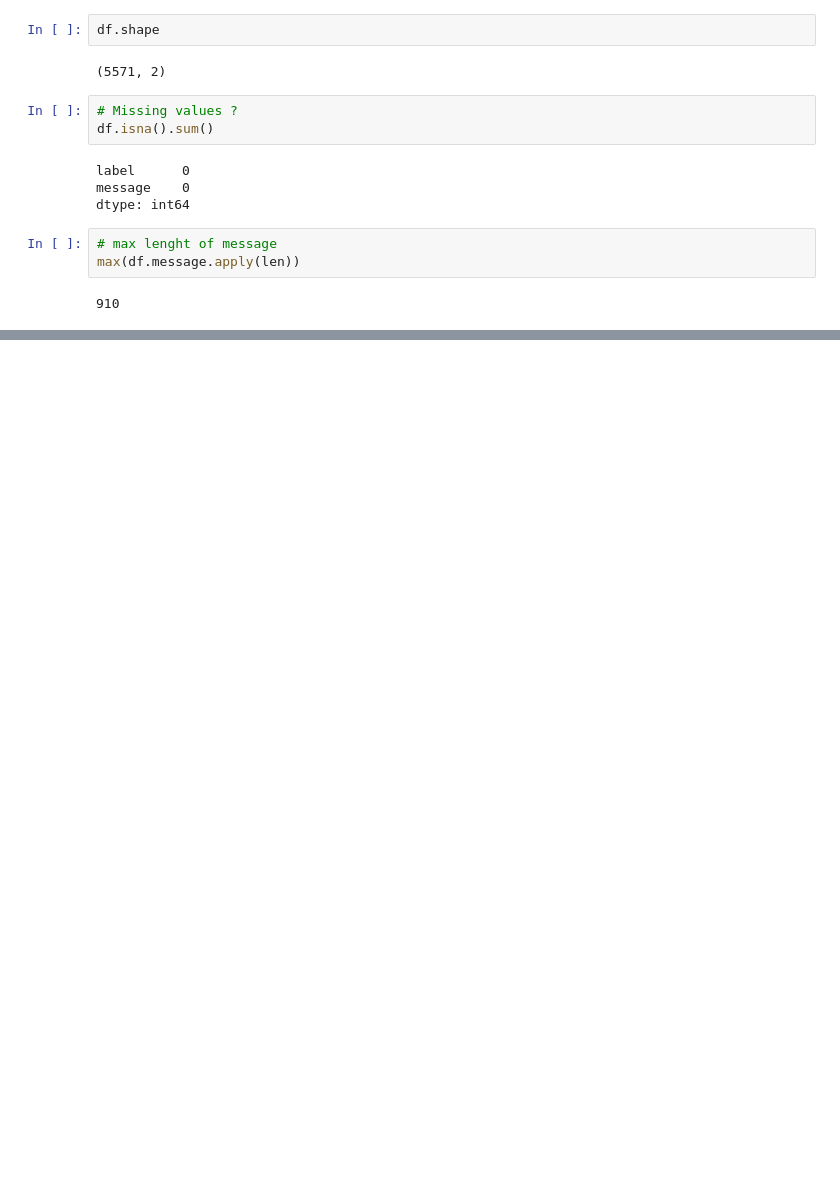
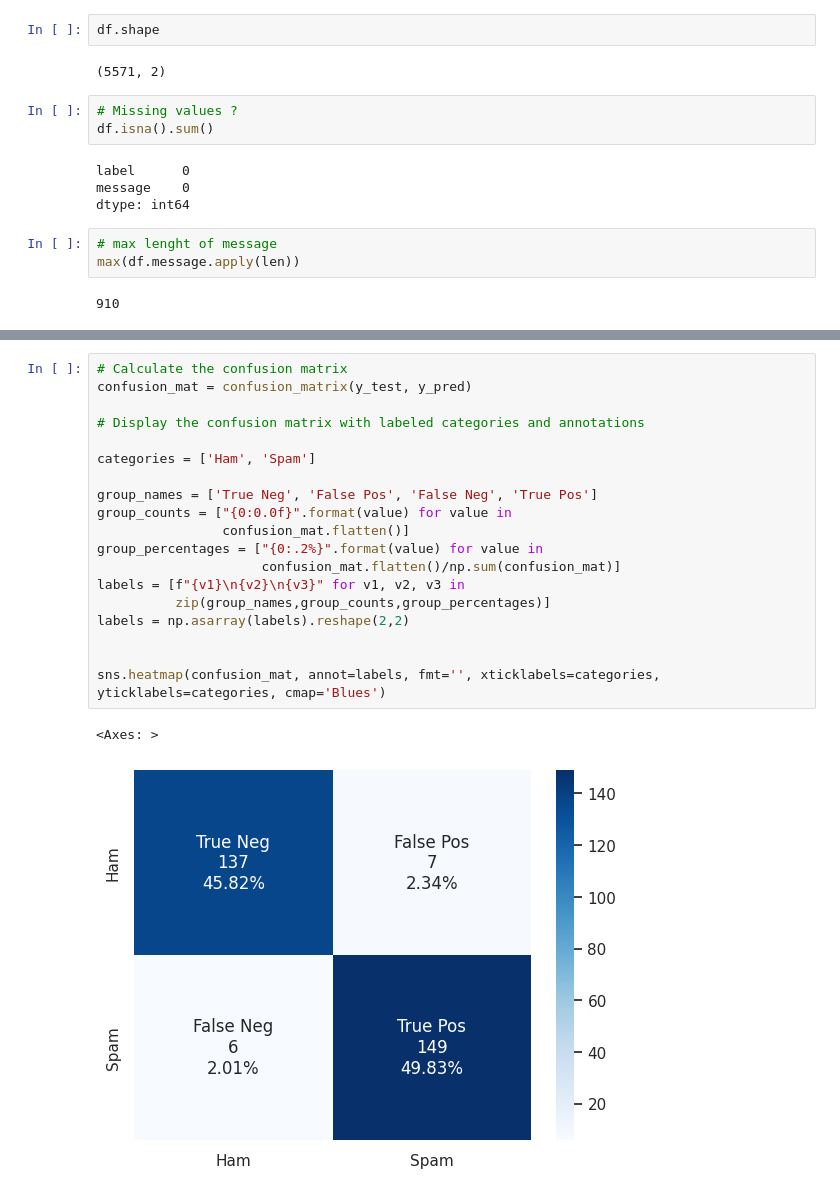
Before and after one commit to data-IA-2022/Challenge-ML, a Jupyter notebook: Dev_IA_Challenge_ML.ipynb, the cells around one changed output, grey strips where cells are left out. Cells and saved outputs as stored; diff of their text form; blank space fills up the shorter version.

```diff
--- a/Dev_IA_Challenge_ML.ipynb
+++ b/Dev_IA_Challenge_ML.ipynb
@@ -63,0 +223,22 @@ max(df.message.apply(len))
+# %%
+# Calculate the confusion matrix
+confusion_mat = confusion_matrix(y_test, y_pred)
+
+# Display the confusion matrix with labeled categories and annotations
+
+categories = ['Ham', 'Spam']
+
+group_names = ['True Neg', 'False Pos', 'False Neg', 'True Pos']
+group_counts = ["{0:0.0f}".format(value) for value in
+                confusion_mat.flatten()]
+group_percentages = ["{0:.2%}".format(value) for value in
+                     confusion_mat.flatten()/np.sum(confusion_mat)]
+labels = [f"{v1}\n{v2}\n{v3}" for v1, v2, v3 in
+          zip(group_names,group_counts,group_percentages)]
+labels = np.asarray(labels).reshape(2,2)
+
+
+sns.heatmap(confusion_mat, annot=labels, fmt='', xticklabels=categories, yticklabels=categories, cmap='Blues')
+# %% [output]
+<Axes: >
+[figure, added]
```
Also changed, not shown: parts of 13 cells of this notebook.
